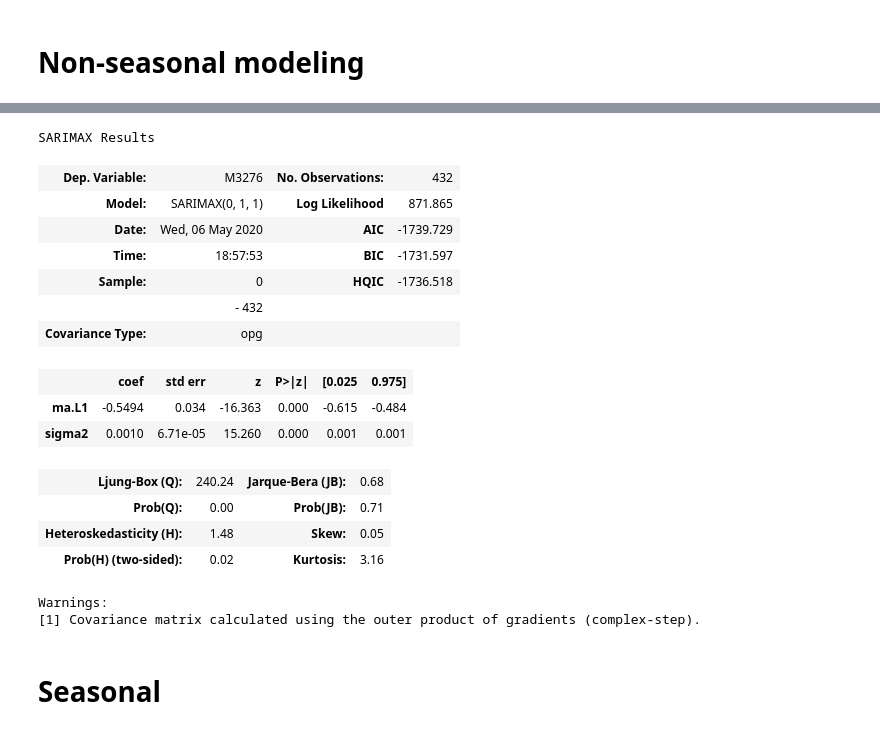
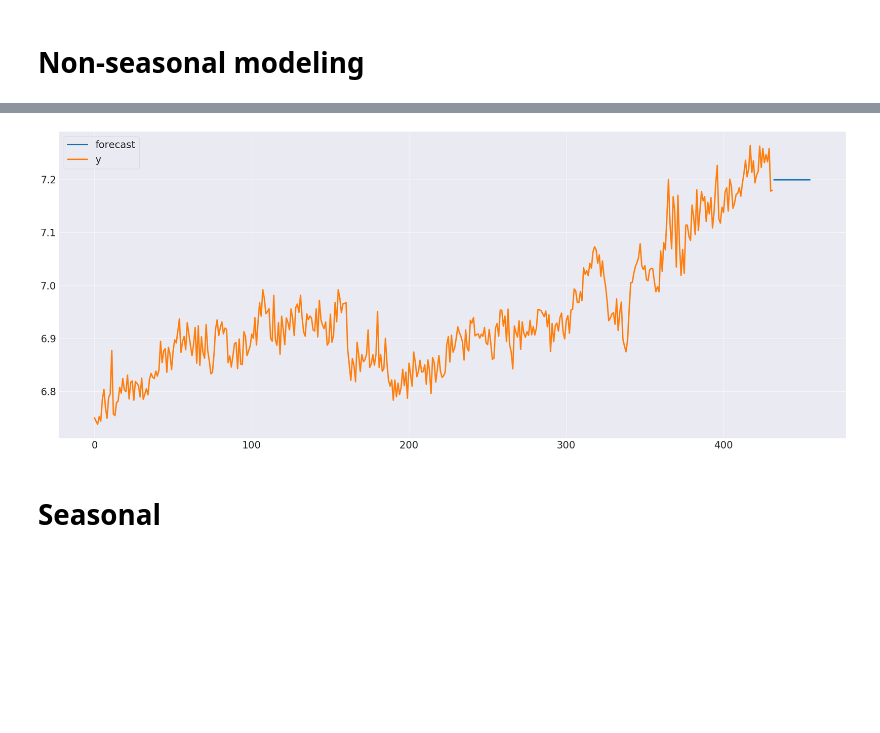
Before and after one commit to bashtage/AFE2020, a Jupyter notebook: SARIMA Modeling.ipynb, the cells around one changed output, grey strips where cells are left out. Drawn from its saved outputs; the diff is of its cells as text; code cells hidden in the pictures; blank space fills up the shorter version.

```diff
--- a/SARIMA Modeling.ipynb
+++ b/SARIMA Modeling.ipynb
@@ -156,24 +134,9 @@ Warnings:
 # %%
 res = SARIMAX(y, order=(0, 1, 1), trend="n").fit(maxiter=250)
 res.summary()
+plot_forecast(y, res.forecast(24))
 # %% [output]
-SARIMAX Results
-| Dep. Variable: | M3276 | No. Observations: | 432 |
-| Model: | SARIMAX(0, 1, 1) | Log Likelihood | 871.865 |
-| Date: | Wed, 06 May 2020 | AIC | -1739.729 |
-| Time: | 18:57:53 | BIC | -1731.597 |
-| Sample: | 0 | HQIC | -1736.518 |
-|  | - 432 |  |  |
-| Covariance Type: | opg |  |  |
-|  | coef | std err | z | P>|z| | [0.025 | 0.975] |
-| ma.L1 | -0.5494 | 0.034 | -16.363 | 0.000 | -0.615 | -0.484 |
-| sigma2 | 0.0010 | 6.71e-05 | 15.260 | 0.000 | 0.001 | 0.001 |
-| Ljung-Box (Q): | 240.24 | Jarque-Bera (JB): | 0.68 |
-| Prob(Q): | 0.00 | Prob(JB): | 0.71 |
-| Heteroskedasticity (H): | 1.48 | Skew: | 0.05 |
-| Prob(H) (two-sided): | 0.02 | Kurtosis: | 3.16 |
-Warnings:
-[1] Covariance matrix calculated using the outer product of gradients (complex-step).
+[figure, added]
 # %% [markdown]
 # Seasonal
 # %%
```
Also changed, not shown: parts of 16 cells of this notebook.
